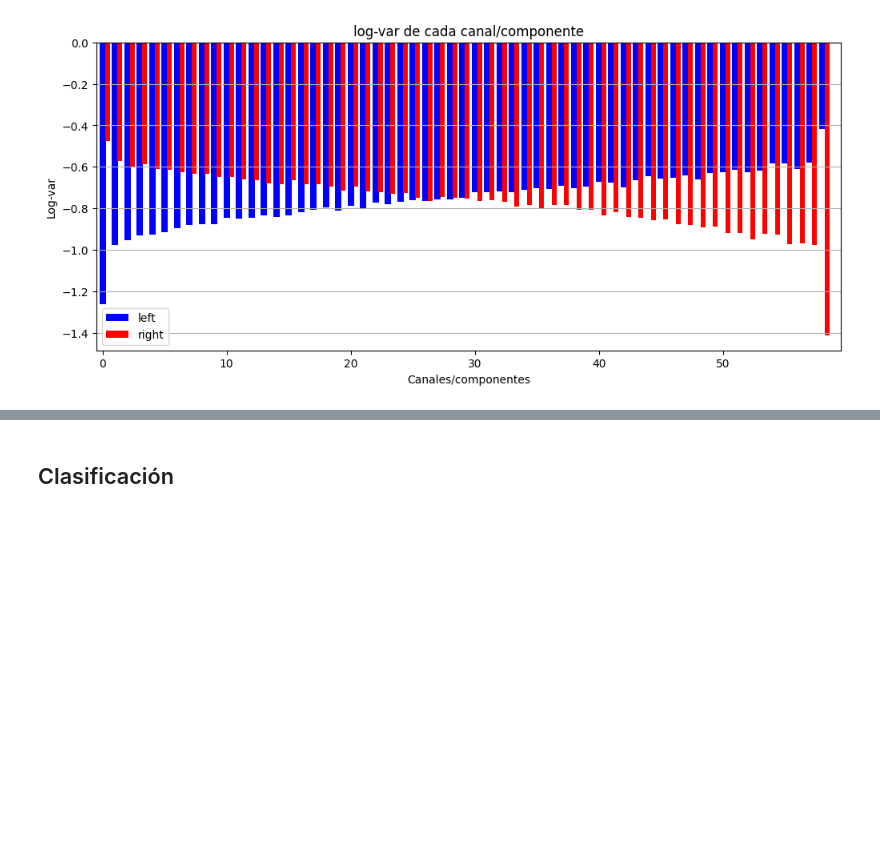
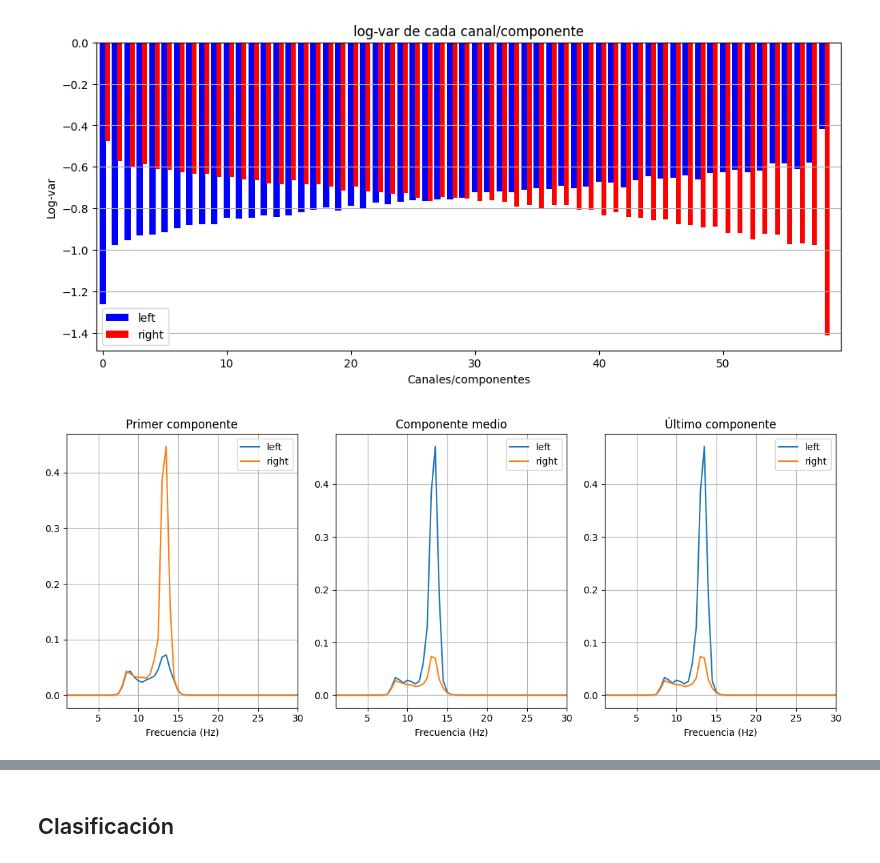
Before and after one commit to OmarAlejandroLinares/Signal-Processing-for-motor-imagery-BCI, a Jupyter notebook: lectura.ipynb, the cells around one changed output, grey strips where cells are left out. Saved outputs shown, nothing was run; the diff lists cells and outputs as text; code cells hidden in the pictures; blank space fills up the shorter version.

```diff
--- a/lectura.ipynb
+++ b/lectura.ipynb
@@ -435,3 +435,12 @@ trials_logvar = {cl1: logvar(trials_csp[cl1]),cl2: logvar(trials_csp[cl2])}
 plot_logvar(trials_logvar)
 # %% [output]
 [figure]
+# %%
+# Graficando PSD del CSP
+psd_1, freqs = psd(trials_csp[cl1])
+psd_2, freqs = psd(trials_csp[cl2])
+trials_PSD = {cl1: psd_1, cl2: psd_2}
+
+plot_psd(trials_PSD, freqs, [0,58,-1], chan_lab = ['Primer componente', 'Componente medio', 'Último componente'])
+# %% [output]
+[figure, added]
```
Also changed, not shown: parts of 4 cells of this notebook.
